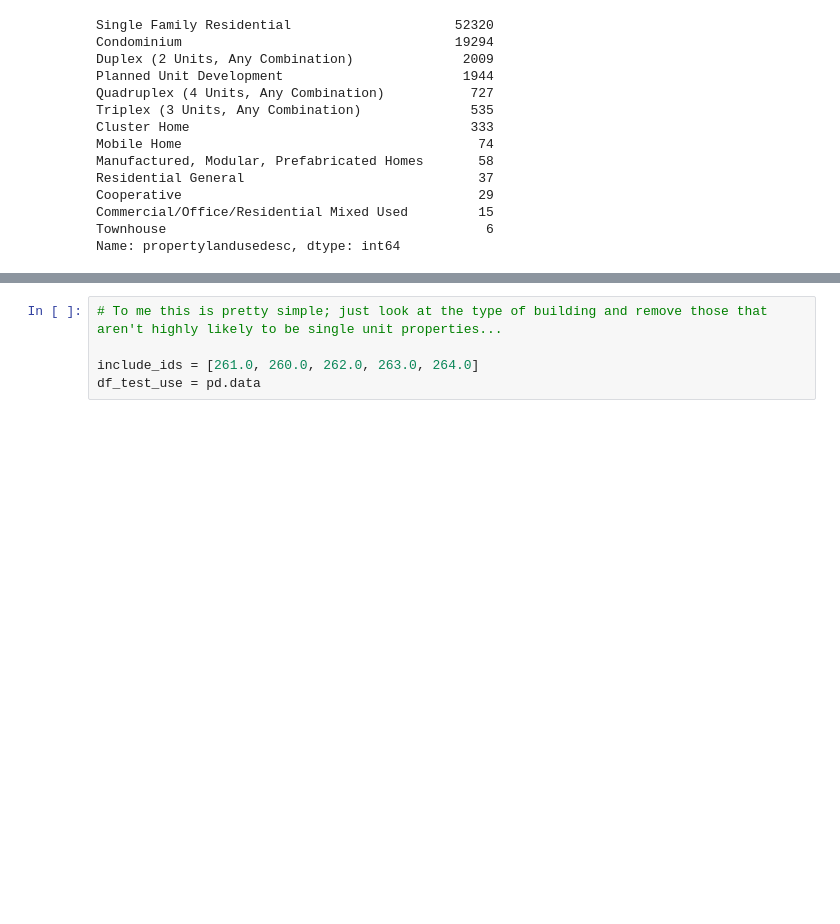
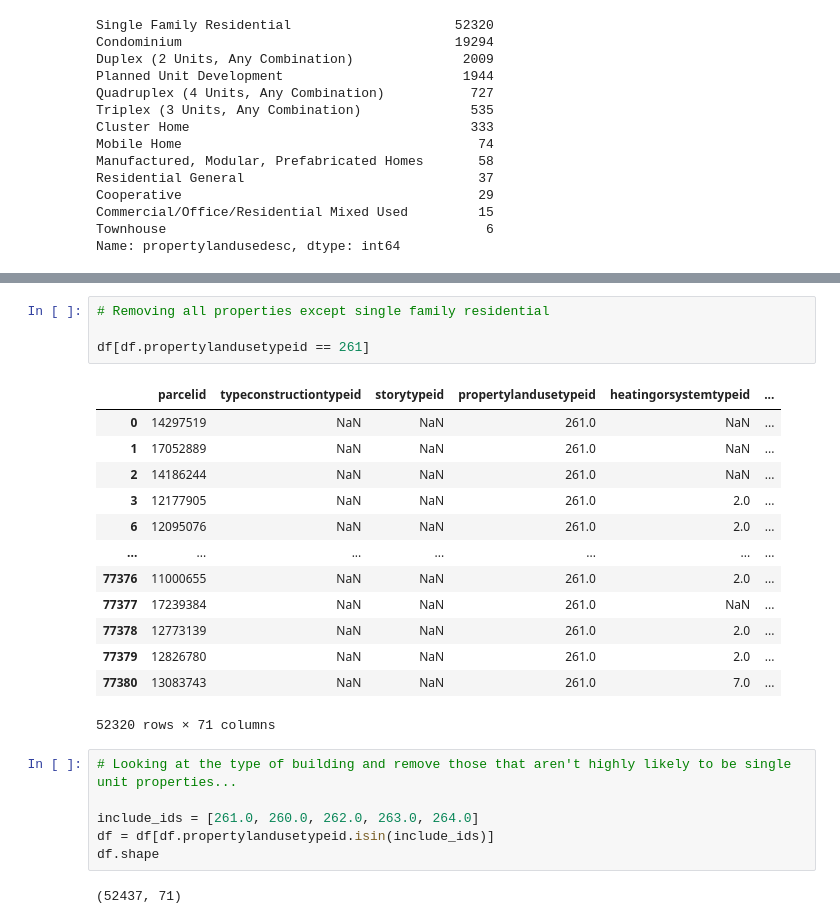
Before and after one commit to lukewbecker/clustering-exercises, a Jupyter notebook: clustering_wrangling.ipynb, the cells around one changed output, grey strips where cells are left out. Saved outputs shown, nothing was run; the diff lists cells and outputs as text; blank space fills up the shorter version.

```diff
--- a/clustering_wrangling.ipynb
+++ b/clustering_wrangling.ipynb
@@ -631,5 +614,26 @@ Name: propertycountylandusecode, dtype: int64
+# %%
+# Removing all properties except single family residential
+
+df[df.propertylandusetypeid == 261]
+# %% [output]
+|  | parcelid | typeconstructiontypeid | storytypeid | propertylandusetypeid | heatingorsystemtypeid | ... |
+| 0 | 14297519 | NaN | NaN | 261.0 | NaN | ... |
+| 1 | 17052889 | NaN | NaN | 261.0 | NaN | ... |
+| 2 | 14186244 | NaN | NaN | 261.0 | NaN | ... |
+| 3 | 12177905 | NaN | NaN | 261.0 | 2.0 | ... |
+| 6 | 12095076 | NaN | NaN | 261.0 | 2.0 | ... |
+| ... | ... | ... | ... | ... | ... | ... |
+| 77376 | 11000655 | NaN | NaN | 261.0 | 2.0 | ... |
+| 77377 | 17239384 | NaN | NaN | 261.0 | NaN | ... |
+| 77378 | 12773139 | NaN | NaN | 261.0 | 2.0 | ... |
+| 77379 | 12826780 | NaN | NaN | 261.0 | 2.0 | ... |
+| 77380 | 13083743 | NaN | NaN | 261.0 | 7.0 | ... |
+52320 rows × 71 columns
 # %%
-# To me this is pretty simple; just look at the type of building and remove those that aren't highly likely to be single unit properties...
+# Looking at the type of building and remove those that aren't highly likely to be single unit properties...
 
 include_ids = [261.0, 260.0, 262.0, 263.0, 264.0]
-df_test_use = pd.data
+df = df[df.propertylandusetypeid.isin(include_ids)]
+df.shape
+# %% [output]
+(52437, 71)
```
Also changed, not shown: parts of 25 cells of this notebook.
